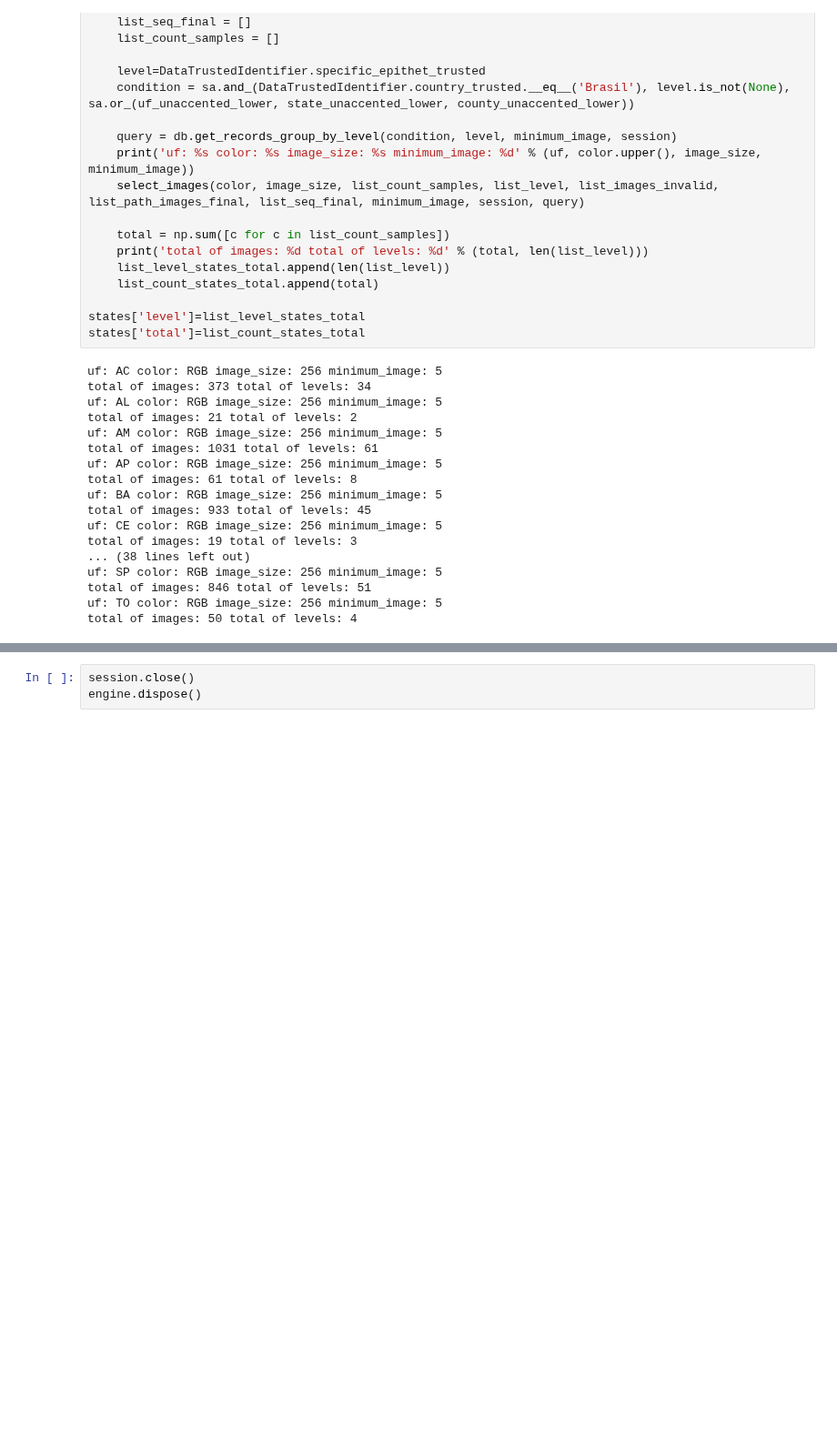
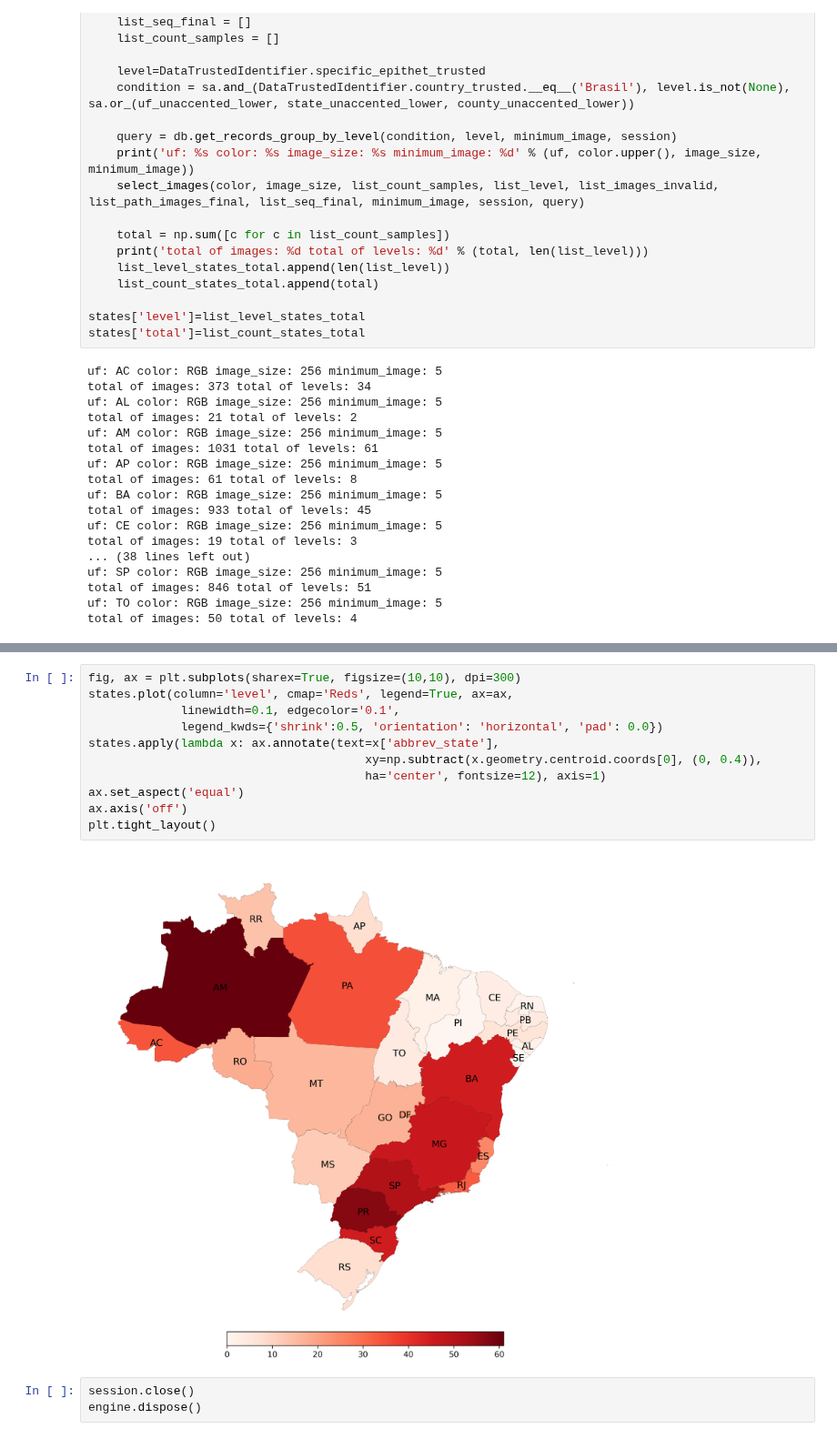
Before and after one commit to xaaaandao/piperaceae-sql, a Jupyter notebook: plots.ipynb, the cells around one changed output, grey strips where cells are left out. Shown at 91% size. Cells and saved outputs as stored; diff of their text form; blank space fills up the shorter version.

```diff
--- a/plots.ipynb
+++ b/plots.ipynb
@@ -180,3 +169,16 @@ plt.tight_layout()
+# %%
+fig, ax = plt.subplots(sharex=True, figsize=(10,10), dpi=300)
+states.plot(column='level', cmap='Reds', legend=True, ax=ax,
+             linewidth=0.1, edgecolor='0.1',
+             legend_kwds={'shrink':0.5, 'orientation': 'horizontal', 'pad': 0.0})
+states.apply(lambda x: ax.annotate(text=x['abbrev_state'],
+                                       xy=np.subtract(x.geometry.centroid.coords[0], (0, 0.4)),
+                                       ha='center', fontsize=12), axis=1)
+ax.set_aspect('equal')
+ax.axis('off')
+plt.tight_layout()
+# %% [output]
+[figure, added]
 # %%
 session.close()
 engine.dispose()
```
Also changed, not shown: parts of 2 cells of this notebook.
